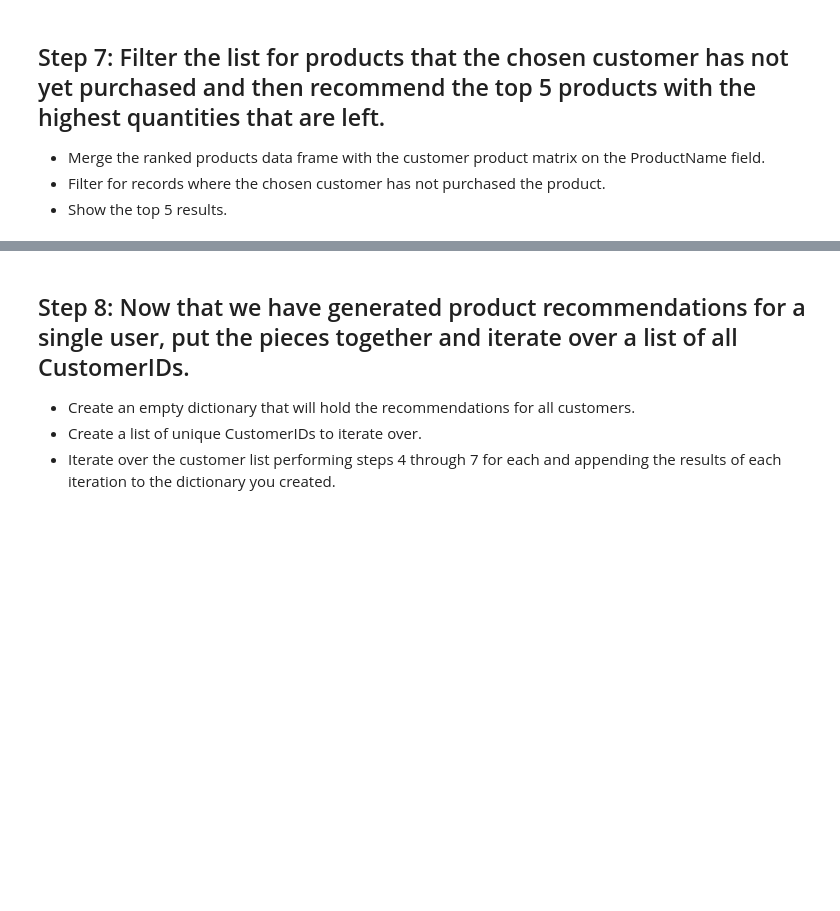
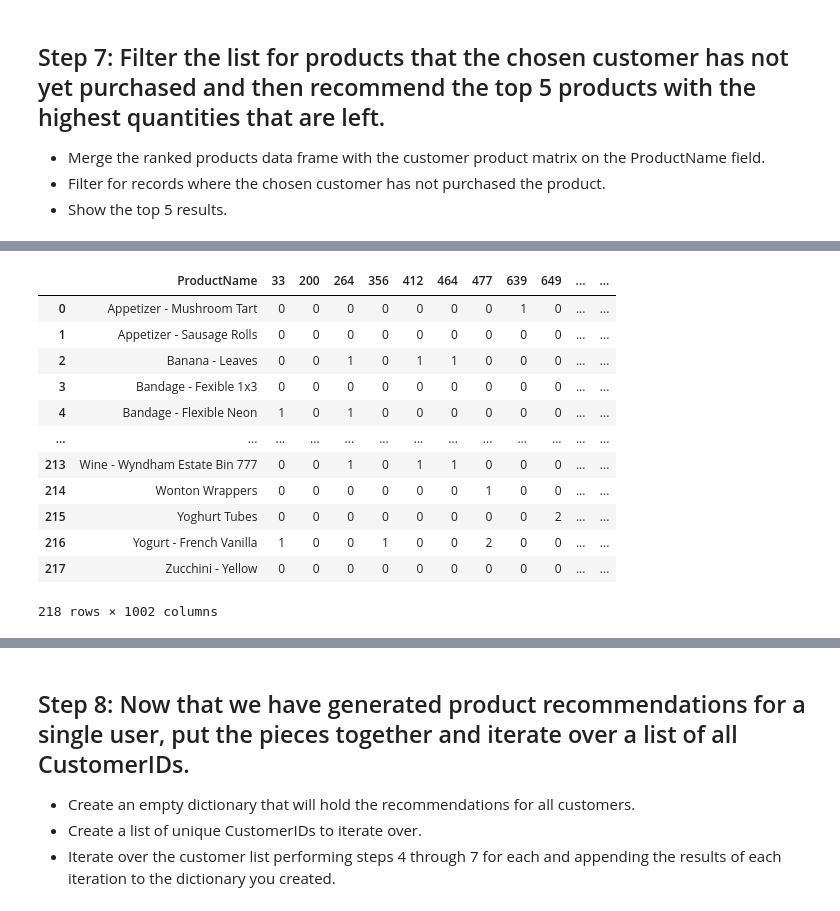
Before and after one commit to Fvperez1/dataptmad0522_labs, a Jupyter notebook: extra-work/m2/lab-intro-recommender-systems/your-code/main.ipynb, the cells around one changed output, grey strips where cells are left out. Saved outputs shown, nothing was run; the diff lists cells and outputs as text; code cells hidden in the pictures; blank space fills up the shorter version.

```diff
--- a/extra-work/m2/lab-intro-recommender-systems/your-code/main.ipynb
+++ b/extra-work/m2/lab-intro-recommender-systems/your-code/main.ipynb
@@ -147,0 +157,4 @@ TypeError: sort_values() missing 1 required positional argument: 'by'
+# %%
+euclid_simil_norm = euclid_dist_norm[356].sort_values(ascending=False)[1:]
+eu_list = euclid_simil_norm.head(5)
+eu_list
@@ -149,0 +172,3 @@ TypeError: sort_values() missing 1 required positional argument: 'by'
+# %%
+data_select = customer_data[customer_data['CustomerID'].isin(eu_list.index)]
+data_select
@@ -151,3 +190,6 @@ TypeError: sort_values() missing 1 required positional argument: 'by'
 ## Step 6: Aggregate those customer purchase records by ProductName, sum the Quantity field, and then rank them in descending order by quantity.
 
 This will give you the total number of each product purchased by the 5 most similar customers to the customer you selected in order from most purchased to least.
+# %%
+data_agg = data_select.groupby(by = ['ProductName'], as_index=False)['Quantity'].sum().sort_values(by='Quantity', ascending=False)
+data_agg
@@ -159,0 +235,17 @@ This will give you the total number of each product purchased by the 5 most simi
+# %%
+d_merge = data_transpose.merge(data_agg, on='ProductName')
+d_merge
+# %% [output]
+|  | ProductName | 33 | 200 | 264 | 356 | 412 | 464 | 477 | 639 | 649 | ... | ... |
+| 0 | Appetizer - Mushroom Tart | 0 | 0 | 0 | 0 | 0 | 0 | 0 | 1 | 0 | ... | ... |
+| 1 | Appetizer - Sausage Rolls | 0 | 0 | 0 | 0 | 0 | 0 | 0 | 0 | 0 | ... | ... |
+| 2 | Banana - Leaves | 0 | 0 | 1 | 0 | 1 | 1 | 0 | 0 | 0 | ... | ... |
+| 3 | Bandage - Fexible 1x3 | 0 | 0 | 0 | 0 | 0 | 0 | 0 | 0 | 0 | ... | ... |
+| 4 | Bandage - Flexible Neon | 1 | 0 | 1 | 0 | 0 | 0 | 0 | 0 | 0 | ... | ... |
+| ... | ... | ... | ... | ... | ... | ... | ... | ... | ... | ... | ... | ... |
+| 213 | Wine - Wyndham Estate Bin 777 | 0 | 0 | 1 | 0 | 1 | 1 | 0 | 0 | 0 | ... | ... |
+| 214 | Wonton Wrappers | 0 | 0 | 0 | 0 | 0 | 0 | 1 | 0 | 0 | ... | ... |
+| 215 | Yoghurt Tubes | 0 | 0 | 0 | 0 | 0 | 0 | 0 | 0 | 2 | ... | ... |
+| 216 | Yogurt - French Vanilla | 1 | 0 | 0 | 1 | 0 | 0 | 2 | 0 | 0 | ... | ... |
+| 217 | Zucchini - Yellow | 0 | 0 | 0 | 0 | 0 | 0 | 0 | 0 | 0 | ... | ... |
+218 rows × 1002 columns
```
Also changed, not shown: parts of 13 cells of this notebook.
